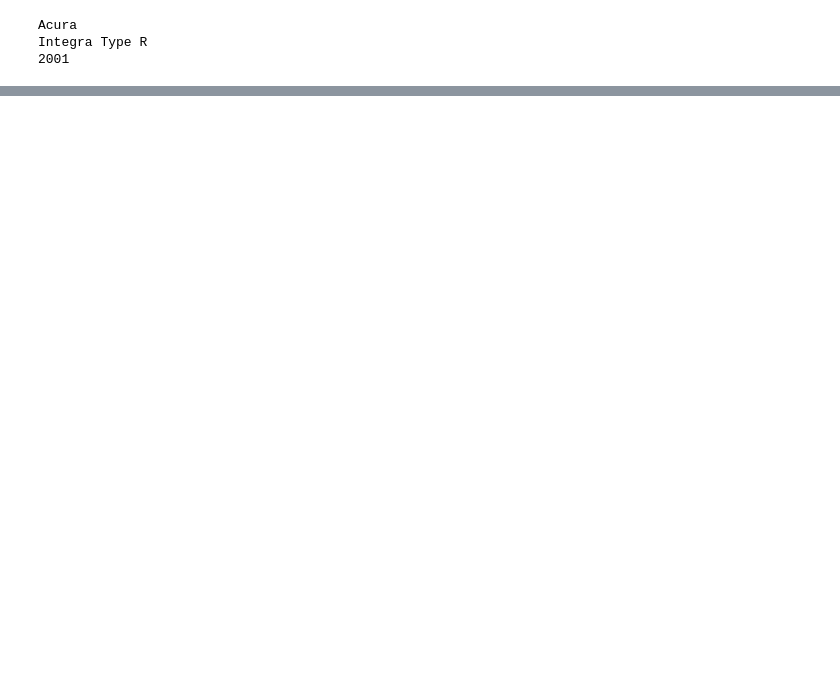
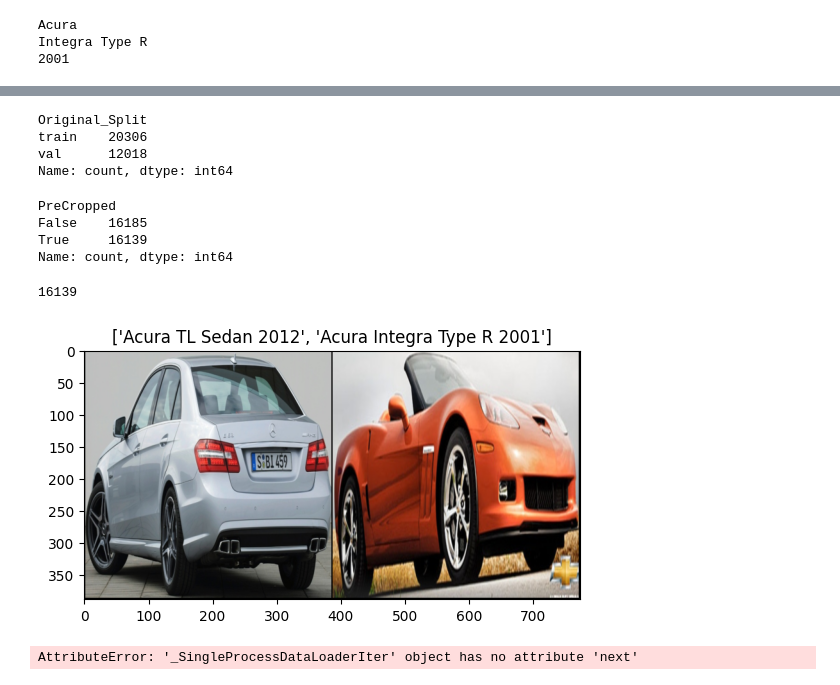
Before and after one commit to JoshuaWacks/Car-Suggestion-System, a Jupyter notebook: Car Labelling/data_prep/create_df.ipynb, the cells around one changed output, grey strips where cells are left out. Cells and saved outputs as stored; diff of their text form; code cells hidden in the pictures; blank space fills up the shorter version.

```diff
--- a/Car Labelling/data_prep/create_df.ipynb
+++ b/Car Labelling/data_prep/create_df.ipynb
@@ -70,0 +76,14 @@ df.head()
+# %%
+df.Original_Split.value_counts()
+# %% [output]
+Original_Split
+train    20306
+val      12018
+Name: count, dtype: int64
+# %%
+df.PreCropped.value_counts()
+# %% [output]
+PreCropped
+False    16185
+True     16139
+Name: count, dtype: int64
@@ -96,8 +125,13 @@ class CustomDataset(Dataset):
         label = item[self.label]
 
         return tensor_image,label
+# %%
+cropped_df = df[df['PreCropped'] == True]
+len(cropped_df)
+# %% [output]
+16139
 # %%
-parent_dir = 'c:/Users/joshu_rdnqgbx/Documents/Current Work/Car Recognition Model/data/Car Labelling/Standford Dataset/'
+parent_dir = 'c:/Users/joshu_rdnqgbx/Documents/Current Work/Car Recognition Model/data/Car Labelling/Standford Dataset/cropped'
 
 image_size = 384
 normalized_mean = [0.485, 0.456, 0.406]
@@ -110,6 +144,9 @@ transformations.append(transforms.Resize((image_size,image_size), interpolation=
 transformations.append(transforms.ToTensor())
 # transformations.append(transforms.Normalize(normalized_mean, normalized_std))
 # %%
-my_dataset = CustomDataset(parent_dir=parent_dir, df = df, transformations=transformations, label = 'Full_Name_Encoded')
-train_loader = DataLoader(my_dataset , batch_size=2, shuffle=False,
-                               num_workers=0, drop_last=True)
+my_dataset = CustomDataset(parent_dir=parent_dir, df = cropped_df, transformations=transformations, label = 'Full_Name_Encoded', label_descr='Full_Name')
+train_loader = DataLoader(my_dataset,
+                        batch_size=2,
+                        shuffle=True,
+                        num_workers=0,
+                        pin_memory=True)
@@ -121,3 +153,47 @@ for batch_features, batch_labels in train_loader:
+# %%
+import torchvision
+def imshow(inp, title=None):
+    """Display image for Tensor."""
+    # inp = inp.numpy().transpose((1, 2, 0))
+    # mean = np.array([0.485, 0.456, 0.406])
+    # std = np.array([0.229, 0.224, 0.225])
+    # inp = std * inp + mean
+    # inp = np.clip(inp, 0, 1)
+    # inp = data_transforms['train'](inp.numpy().transpose((1, 2, 0))).T
+    plt.imshow(inp.permute(1, 2, 0))
+    if title is not None:
+        plt.title(title)
+    plt.pause(0.001)  # pause a bit so that plots are updated
+
+
+# Get a batch of training data
+inputs, classes = next(iter(train_loader))
+
+# # Make a grid from batch
+out = torchvision.utils.make_grid(inputs)
+
+class_names = my_dataset.classes
+imshow(out, title=[class_names(x.item()) for x in classes])
+# %% [output]
+[figure, added]
+# %%
+def show_image_batch(img_list, title=None):
+    num = len(img_list)
+    fig = plt.figure()
+    for i in range(num):
+        ax = fig.add_subplot(1, num, i+1)
+        ax.imshow(img_list[i].numpy().transpose([1,2,0]))
+        ax.set_title(title[i])
+
+    plt.show()
+
+trainiter = iter(train_loader)
+imgs, labels = trainiter.next()
+
+# print(type(imgs), type(labels))
+show_image_batch(imgs, title=[my_dataset.classes[x] for x in labels])
+# %% [output]
+AttributeError: '_SingleProcessDataLoaderIter' object has no attribute 'next'
 # %%
 import numpy as np
 # %%
```
Also changed, not shown: parts of 9 cells of this notebook, 15 other files.
